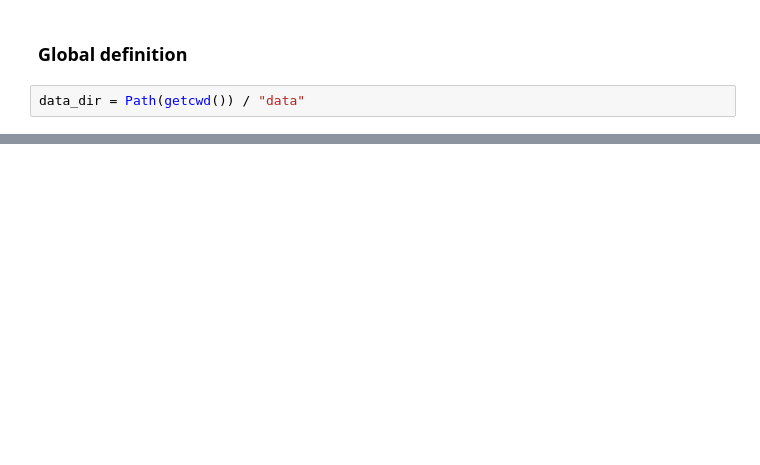
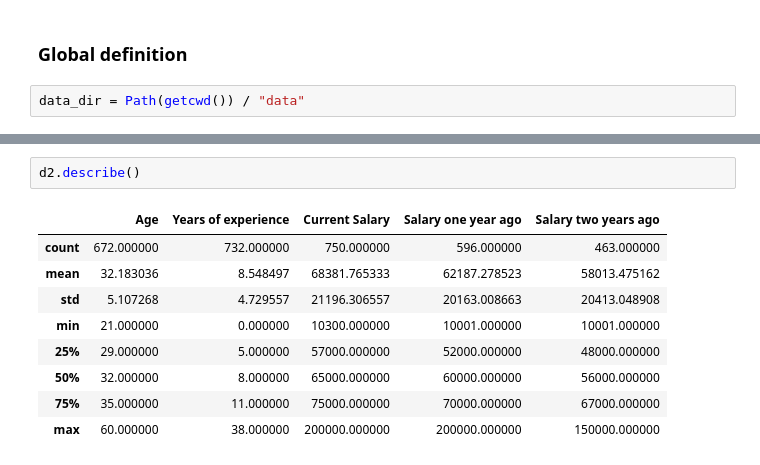
Before and after one commit to x00Pavel/Data-Storage-and-Preparation-projects, a Jupyter notebook: projekt-2/main.ipynb, the cells around one changed output, grey strips where cells are left out. Cells and saved outputs as stored; diff of their text form; blank space fills up the shorter version.

```diff
--- a/projekt-2/main.ipynb
+++ b/projekt-2/main.ipynb
@@ -16,0 +79,12 @@ data_dir = Path(getcwd()) / "data"
+# %%
+d2.describe()
+# %% [output]
+|  | Age | Years of experience | Current Salary | Salary one year ago | Salary two years ago |
+| count | 672.000000 | 732.000000 | 750.000000 | 596.000000 | 463.000000 |
+| mean | 32.183036 | 8.548497 | 68381.765333 | 62187.278523 | 58013.475162 |
+| std | 5.107268 | 4.729557 | 21196.306557 | 20163.008663 | 20413.048908 |
+| min | 21.000000 | 0.000000 | 10300.000000 | 10001.000000 | 10001.000000 |
+| 25% | 29.000000 | 5.000000 | 57000.000000 | 52000.000000 | 48000.000000 |
+| 50% | 32.000000 | 8.000000 | 65000.000000 | 60000.000000 | 56000.000000 |
+| 75% | 35.000000 | 11.000000 | 75000.000000 | 70000.000000 | 67000.000000 |
+| max | 60.000000 | 38.000000 | 200000.000000 | 200000.000000 | 150000.000000 |
```
Also changed, not shown: parts of 11 cells of this notebook.
